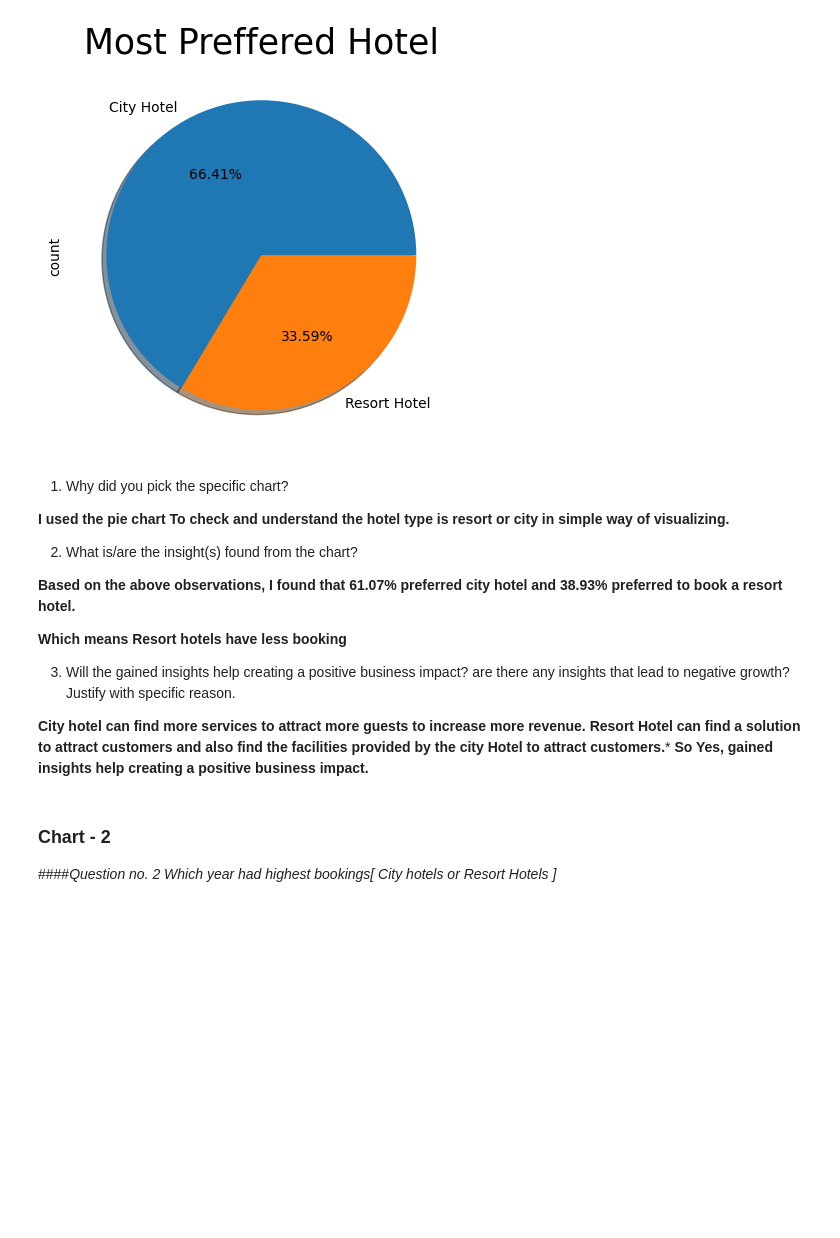
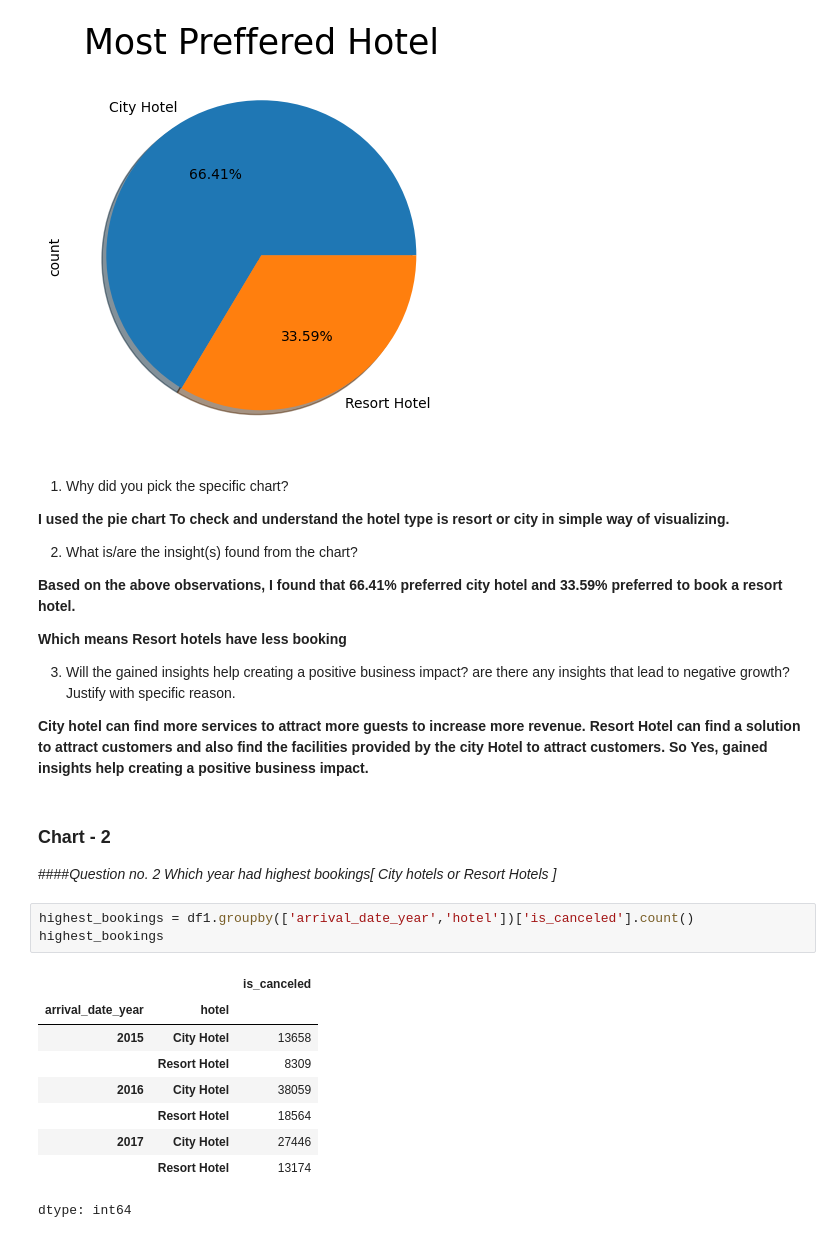
Before and after one commit to vaishnaviPatil1111/Python, a Jupyter notebook: EDA_Hotel_Booking_Project.ipynb, the cells around one changed output. Saved outputs shown, nothing was run; the diff lists cells and outputs as text; blank space fills up the shorter version.

```diff
--- a/EDA_Hotel_Booking_Project.ipynb
+++ b/EDA_Hotel_Booking_Project.ipynb
@@ -426,15 +426,28 @@ plt.show()
 
 2. What is/are the insight(s) found from the chart?
 
-**Based on the above observations, I found that 61.07% preferred city hotel and 38.93% preferred to book a resort hotel.**
+**Based on the above observations, I found that 66.41% preferred city hotel and 33.59% preferred to book a resort hotel.**
 
 **Which means Resort hotels have less booking**
 
 3. Will the gained insights help creating a positive business impact? are there any insights that lead to negative growth? Justify with specific reason.
 
 **City hotel can find more services to attract more guests to increase more revenue.**
-**Resort Hotel can find a solution to attract customers and also find the facilities provided by the city Hotel to attract customers.***
+**Resort Hotel can find a solution to attract customers and also find the facilities provided by the city Hotel to attract customers.**
 **So Yes, gained insights help creating a positive business impact.**
 # %% [markdown]
 ### Chart - 2
 ####*Question no. 2 Which year had highest bookings[ City hotels or Resort Hotels ]*
+# %%
+highest_bookings = df1.groupby(['arrival_date_year','hotel'])['is_canceled'].count()
+highest_bookings
+# %% [output]
+|  |  | is_canceled |
+| arrival_date_year | hotel |  |
+| 2015 | City Hotel | 13658 |
+|  | Resort Hotel | 8309 |
+| 2016 | City Hotel | 38059 |
+|  | Resort Hotel | 18564 |
+| 2017 | City Hotel | 27446 |
+|  | Resort Hotel | 13174 |
+dtype: int64
```
Also changed, not shown: parts of 2 cells of this notebook.
